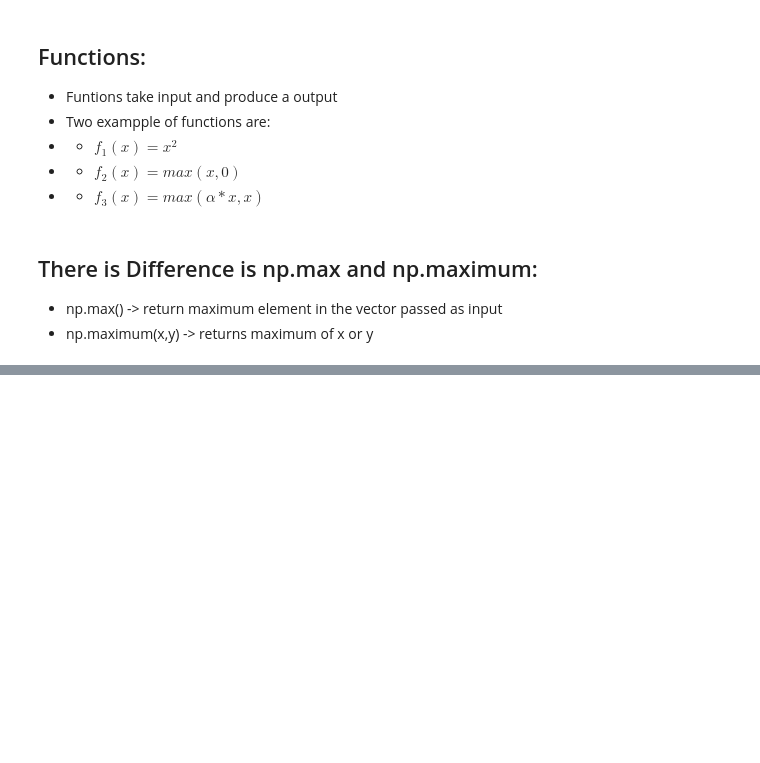
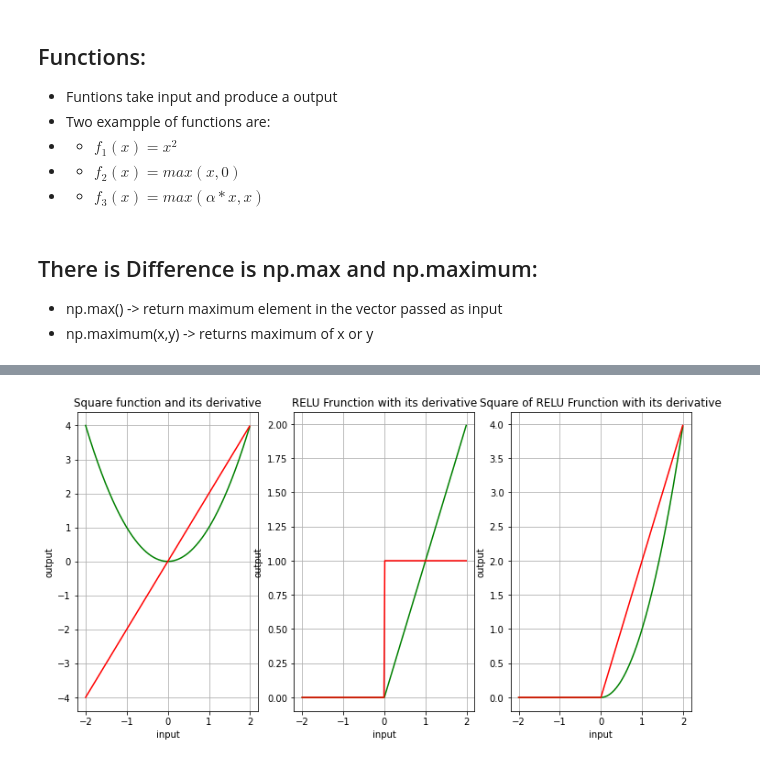
Before and after one commit to RogerFW/LearningAboutLearning, a Jupyter notebook: DeepLearning/DeepLearningFromScratch/CH-1 Foundations.ipynb, the cells around one changed output, grey strips where cells are left out. Saved outputs shown, nothing was run; the diff lists cells and outputs as text; code cells hidden in the pictures; blank space fills up the shorter version.

```diff
--- a/DeepLearning/DeepLearningFromScratch/CH-1 Foundations.ipynb
+++ b/DeepLearning/DeepLearningFromScratch/CH-1 Foundations.ipynb
@@ -85,0 +218,13 @@ ax[2].set_ylabel('output');
+# %%
+def derivate(func : Callable[[np.ndarray], np.ndarray],
+            input_ : np.ndarray,
+            delta : float = 0.0001) -> np.ndarray:
+    """
+        Given a function :func, and input array :input_,
+        this function calculates the derivative of the function at all
+        the points in input array using delta.
+        The value of delta is 0.0001 (default).
+        Extra parameter of delta can be provided.
+    """
+
+    return (func(input_ + delta) -  func(input_ - delta)) / (2 * delta)
@@ -85,0 +233,28 @@ ax[2].set_ylabel('output');
+# %%
+# Graph of functions with their derivative
+
+fig, (ax1, ax2, ax3) = plt.subplots(1, 3, sharex = True, figsize = (12, 6)) # 1 Row, 3 Col
+
+ax1.plot(INPUT_RANGE, square_func(INPUT_RANGE), 'g')
+ax1.plot(INPUT_RANGE, derivate(square_func, INPUT_RANGE), 'r')
+ax1.set_title('Square function and its derivative')
+ax1.set_xlabel('input')
+ax1.set_ylabel('output')
+ax1.grid(True)
+
+ax2.plot(INPUT_RANGE, maximum_func(INPUT_RANGE), 'g')
+ax2.plot(INPUT_RANGE, derivate(maximum_func, INPUT_RANGE), 'r')
+ax2.set_title('RELU Frunction with its derivative')
+ax2.set_xlabel('input')
+ax2.set_ylabel('output')
+ax2.grid(True)
+
+# Derivative wihtout chain rule
+ax3.plot(INPUT_RANGE, nested_len_2([maximum_func, square_func], INPUT_RANGE), 'g')
+ax3.plot(INPUT_RANGE, derivate(lambda x: nested_len_2([maximum_func,square_func], x), INPUT_RANGE), 'r')
+ax3.set_title('Square of RELU Frunction with its derivative')
+ax3.set_xlabel('input')
+ax3.set_ylabel('output')
+ax3.grid(True)
+# %% [output]
+[figure, added]
```
Also changed, not shown: parts of 12 cells of this notebook, 2 other files.
